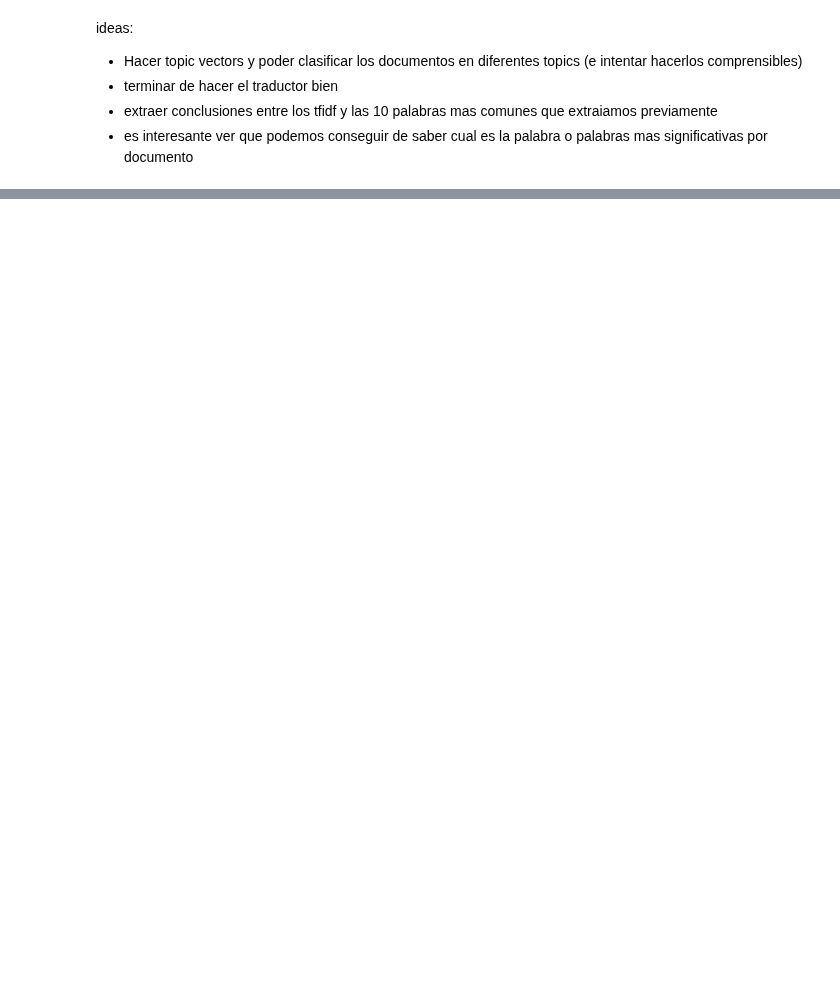
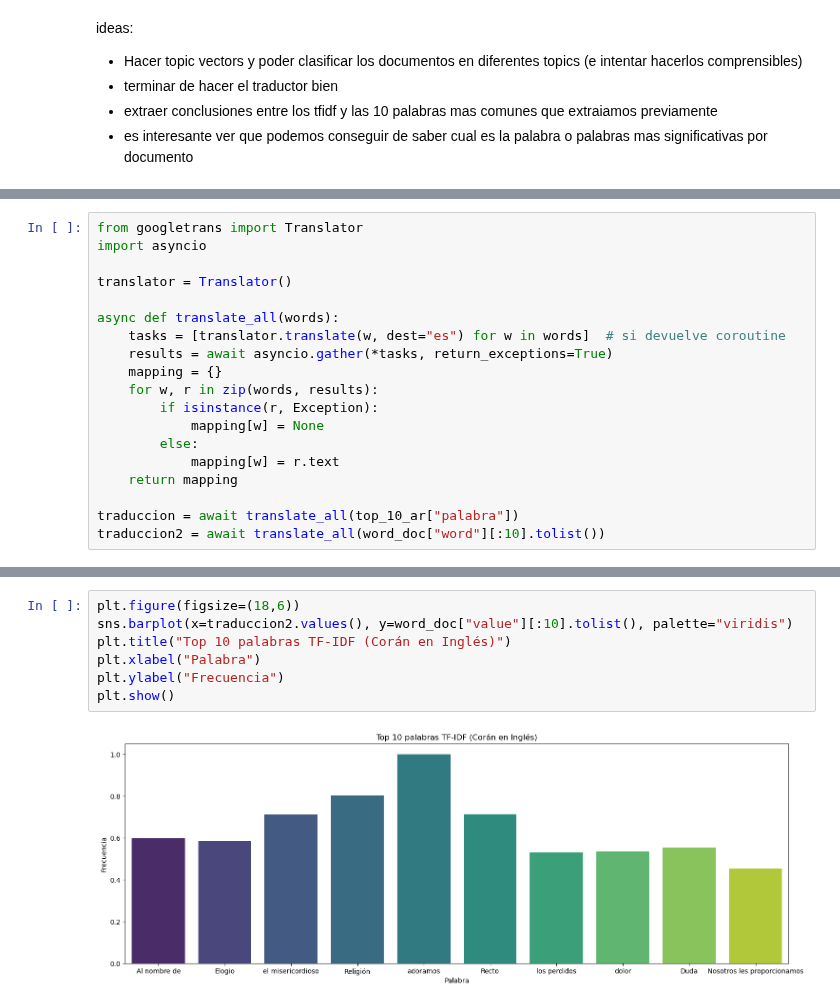
Before and after one commit to UnaiOlaiz/NLP-Group-Project, a Jupyter notebook: src/Análisis de los Datos.ipynb, the cells around one changed output, grey strips where cells are left out. Saved outputs shown, nothing was run; the diff lists cells and outputs as text; blank space fills up the shorter version.

```diff
--- a/src/Análisis de los Datos.ipynb
+++ b/src/Análisis de los Datos.ipynb
@@ -651,0 +543,19 @@ ideas:
+# %%
+from googletrans import Translator
+import asyncio
+
+translator = Translator()
+
+async def translate_all(words):
+    tasks = [translator.translate(w, dest="es") for w in words]  # si devuelve coroutine
+    results = await asyncio.gather(*tasks, return_exceptions=True)
+    mapping = {}
+    for w, r in zip(words, results):
+        if isinstance(r, Exception):
+            mapping[w] = None
+        else:
+            mapping[w] = r.text
+    return mapping
+
+traduccion = await translate_all(top_10_ar["palabra"])
+traduccion2 = await translate_all(word_doc["word"][:10].tolist())
@@ -651,0 +571,9 @@ ideas:
+# %%
+plt.figure(figsize=(18,6))
+sns.barplot(x=traduccion2.values(), y=word_doc["value"][:10].tolist(), palette="viridis")
+plt.title("Top 10 palabras TF-IDF (Corán en Inglés)")
+plt.xlabel("Palabra")
+plt.ylabel("Frecuencia")
+plt.show()
+# %% [output]
+[figure, added]
```
Also changed, not shown: parts of 28 cells of this notebook, 1 other file.
